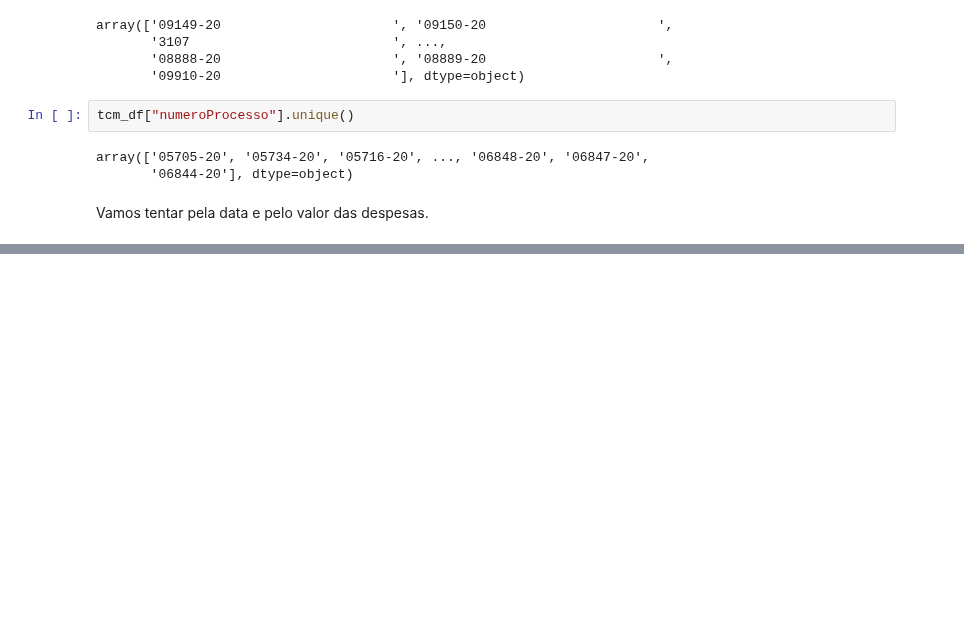
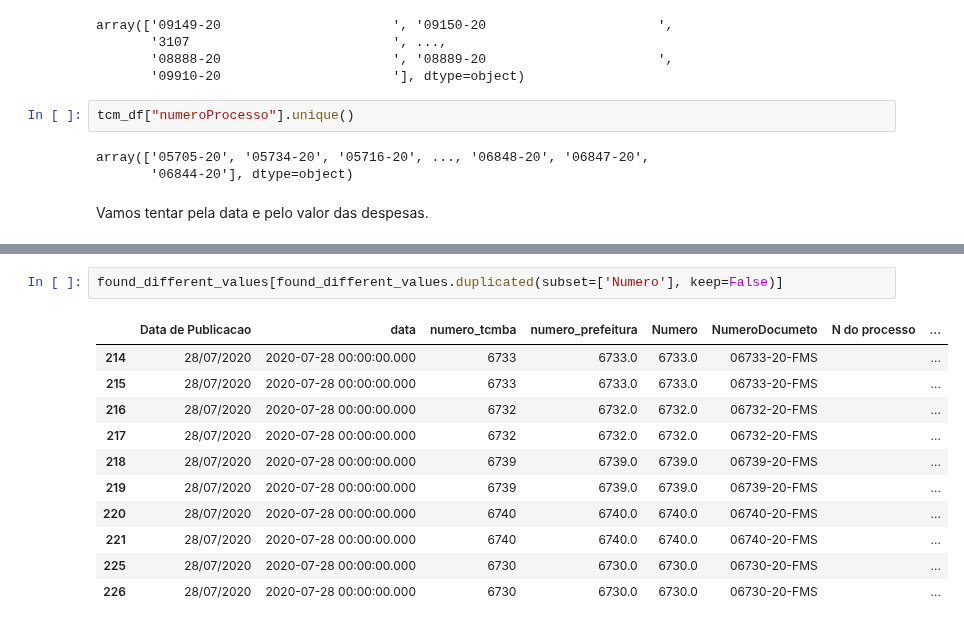
Before and after one commit to DadosAbertosDeFeira/analises, a Jupyter notebook: analysis/2020-12-01-anapaulagomes-consistencia-dos-dados.ipynb, the cells around one changed output, grey strips where cells are left out. Drawn from its saved outputs; the diff is of its cells as text; blank space fills up the shorter version.

```diff
--- a/analysis/2020-12-01-anapaulagomes-consistencia-dos-dados.ipynb
+++ b/analysis/2020-12-01-anapaulagomes-consistencia-dos-dados.ipynb
@@ -252,0 +243,14 @@ merged_by_value_df[fields]
+# %%
+found_different_values[found_different_values.duplicated(subset=['Numero'], keep=False)]
+# %% [output]
+|  | Data de Publicacao | data | numero_tcmba | numero_prefeitura | Numero | NumeroDocumeto | N do processo | ... |
+| 214 | 28/07/2020 | 2020-07-28 00:00:00.000 | 6733 | 6733.0 | 6733.0 | 06733-20-FMS |  | ... |
+| 215 | 28/07/2020 | 2020-07-28 00:00:00.000 | 6733 | 6733.0 | 6733.0 | 06733-20-FMS |  | ... |
+| 216 | 28/07/2020 | 2020-07-28 00:00:00.000 | 6732 | 6732.0 | 6732.0 | 06732-20-FMS |  | ... |
+| 217 | 28/07/2020 | 2020-07-28 00:00:00.000 | 6732 | 6732.0 | 6732.0 | 06732-20-FMS |  | ... |
+| 218 | 28/07/2020 | 2020-07-28 00:00:00.000 | 6739 | 6739.0 | 6739.0 | 06739-20-FMS |  | ... |
+| 219 | 28/07/2020 | 2020-07-28 00:00:00.000 | 6739 | 6739.0 | 6739.0 | 06739-20-FMS |  | ... |
+| 220 | 28/07/2020 | 2020-07-28 00:00:00.000 | 6740 | 6740.0 | 6740.0 | 06740-20-FMS |  | ... |
+| 221 | 28/07/2020 | 2020-07-28 00:00:00.000 | 6740 | 6740.0 | 6740.0 | 06740-20-FMS |  | ... |
+| 225 | 28/07/2020 | 2020-07-28 00:00:00.000 | 6730 | 6730.0 | 6730.0 | 06730-20-FMS |  | ... |
+| 226 | 28/07/2020 | 2020-07-28 00:00:00.000 | 6730 | 6730.0 | 6730.0 | 06730-20-FMS |  | ... |
```
Also changed, not shown: parts of 9 cells of this notebook.
